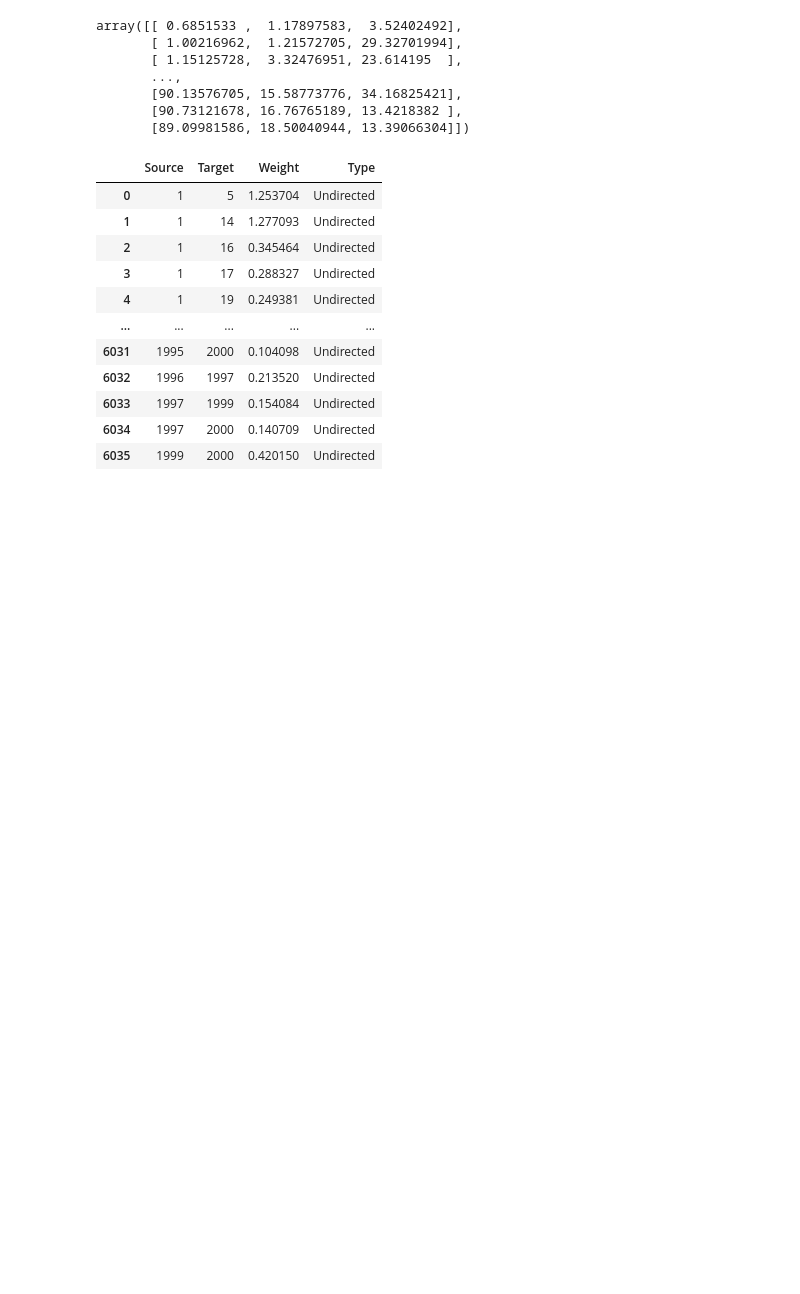
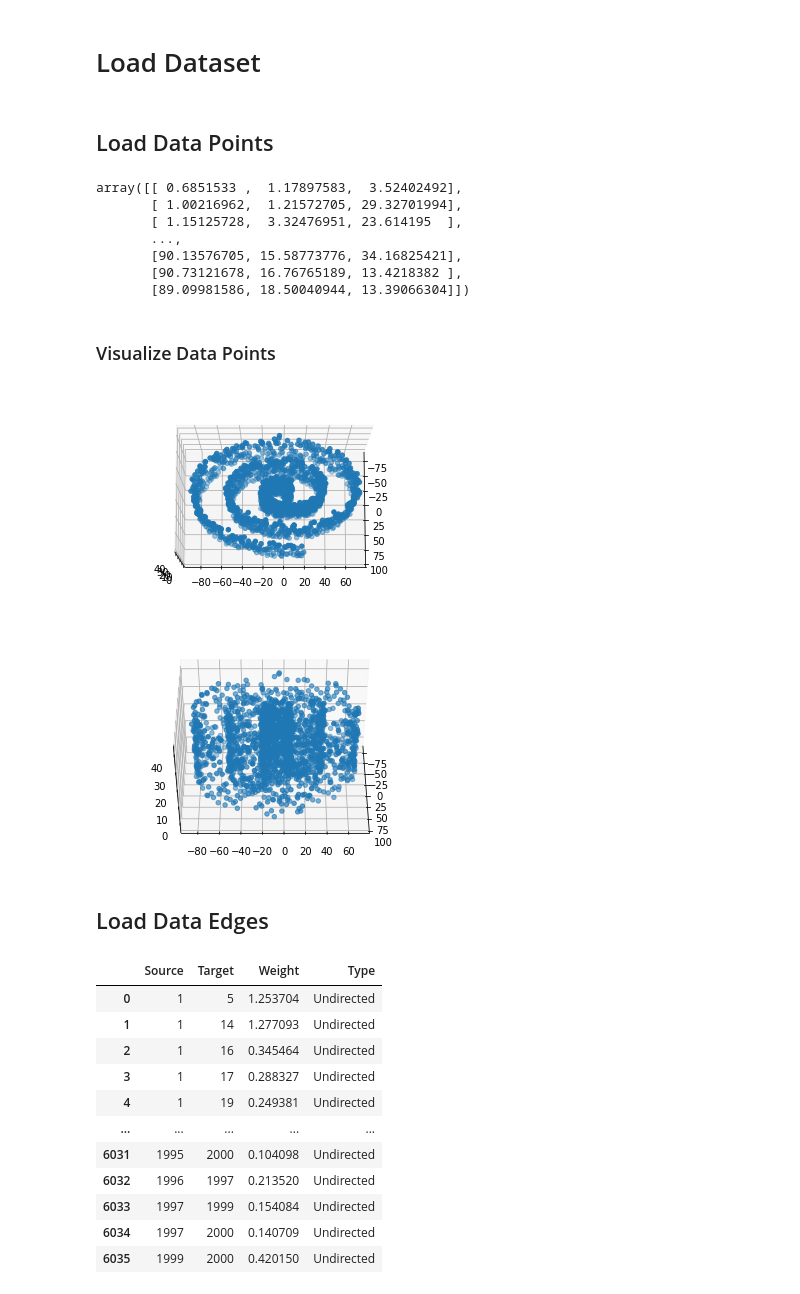
Before and after one commit to KJ-black/Machine-Learning-on-Material-Informatics, a Jupyter notebook: HW6_clustering/louvain_modularity_clustering_by_geodesic_distance.ipynb, the cells around one changed output. Cells and saved outputs as stored; diff of their text form; code cells hidden in the pictures; blank space fills up the shorter version.

```diff
--- a/HW6_clustering/louvain_modularity_clustering_by_geodesic_distance.ipynb
+++ b/HW6_clustering/louvain_modularity_clustering_by_geodesic_distance.ipynb
@@ -1,5 +1,9 @@
 # %% [markdown]
 <a href="https://colab.research.google.com/github/KJ-black/Machine-Learning-on-Material-Informatics/blob/main/HW6_clustering/louvain_modularity_clustering_by_geodesic_distance.ipynb" target="_parent"><img src="https://colab.research.google.com/assets/colab-badge.svg" alt="Open In Colab"/></a>
+# %% [markdown]
+# Load Dataset
+# %% [markdown]
+## Load Data Points
 # %%
 import numpy as np
 import pandas as pd
@@ -16,6 +20,30 @@ array([[ 0.6851533 ,  1.17897583,  3.52402492],
        [90.13576705, 15.58773776, 34.16825421],
        [90.73121678, 16.76765189, 13.4218382 ],
        [89.09981586, 18.50040944, 13.39066304]])
+# %% [markdown]
+### Visualize Data Points
+# %%
+import matplotlib.pyplot as plt
+fig1 = plt.figure()
+ax = plt.axes(projection='3d')
+z = XYZ_C[:,2]
+x = XYZ_C[:,0]
+y = XYZ_C[:,1]
+ax.scatter(x, y, z, cmap = plt.get_cmap('jet'))
+ax.view_init(80, 0)
+
+fig2 = plt.figure()
+ax = plt.axes(projection='3d')
+z = XYZ_C[:,2]
+x = XYZ_C[:,0]
+y = XYZ_C[:,1]
+ax.scatter(x, y, z, cmap = plt.get_cmap('jet'))
+ax.view_init(45, 0)
+# %% [output]
+[figure, added]
+[figure, added]
+# %% [markdown]
+## Load Data Edges
 # %%
 XYZ_Edges = pd.read_csv('data/Edges.csv')
 XYZ_Edges
```
Also changed, not shown: parts of 14 cells of this notebook.
